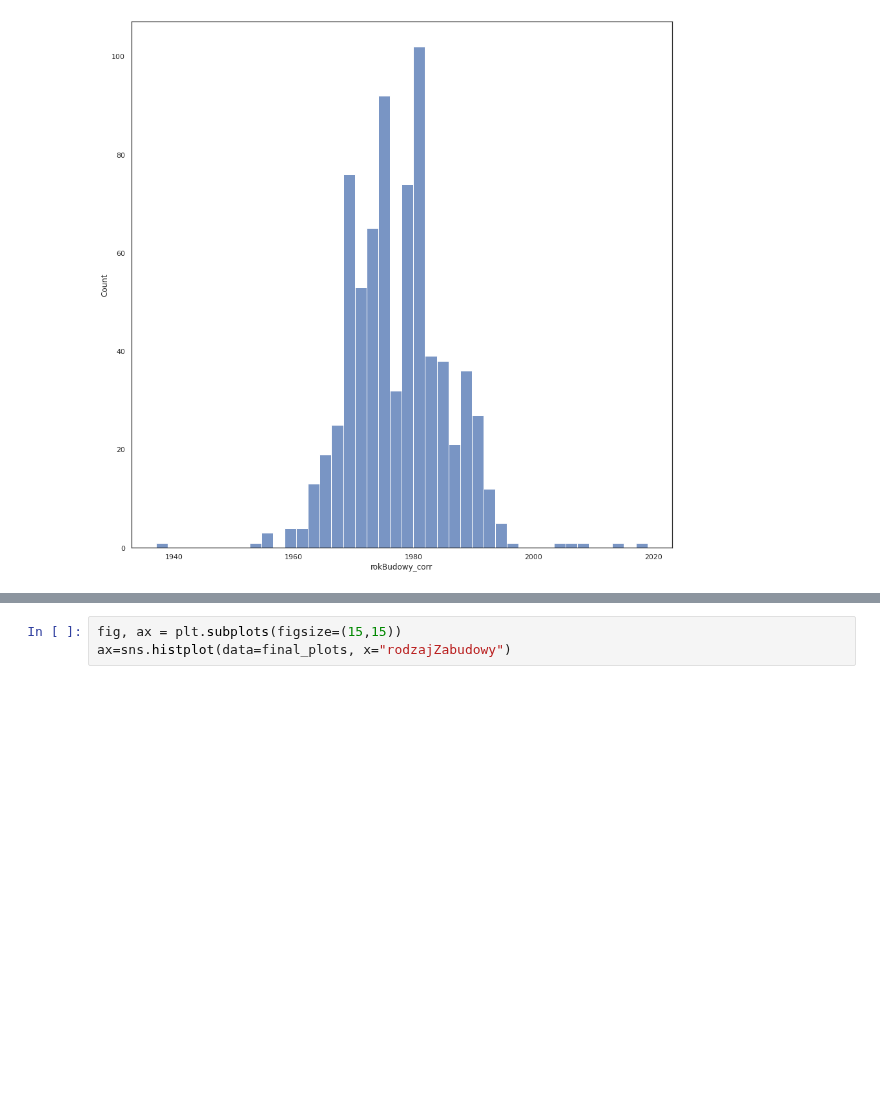
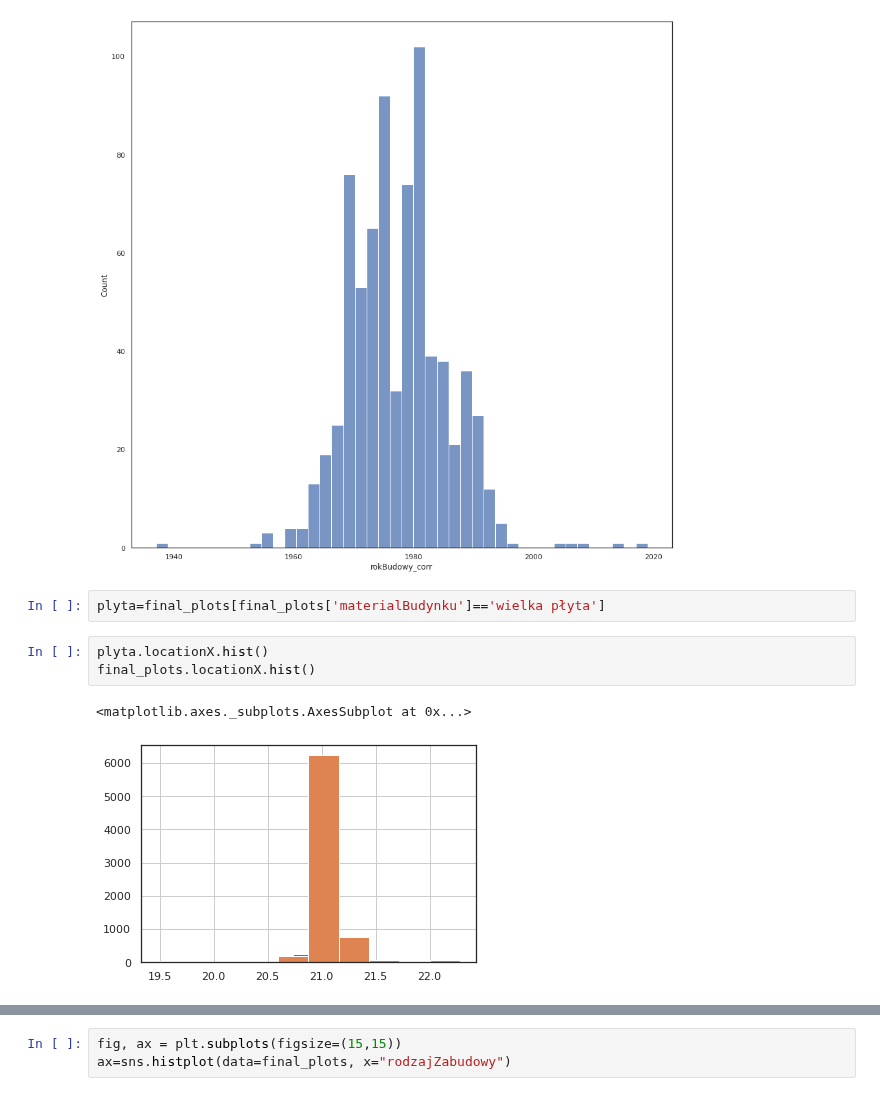
Before and after one commit to KacperGrodecki/Masovian-real-estate, a Jupyter notebook: mazowieckie_colab_rysunki_mieszkania_i_analiza_wczytanie_pliku.ipynb, the cells around one changed output, grey strips where cells are left out. Cells and saved outputs as stored; diff of their text form; blank space fills up the shorter version.

```diff
--- a/mazowieckie_colab_rysunki_mieszkania_i_analiza_wczytanie_pliku.ipynb
+++ b/mazowieckie_colab_rysunki_mieszkania_i_analiza_wczytanie_pliku.ipynb
@@ -143,3 +143,11 @@ fig, ax = plt.subplots(figsize=(15,15))
 ax=sns.histplot(data=final_plots[(final_plots['materialBudynku']=='wielka płyta')&(final_plots['rokBudowy_corr']>1000)], x="rokBudowy_corr")
 # %% [output]
 [figure]
+# %%
+plyta=final_plots[final_plots['materialBudynku']=='wielka płyta']
+# %%
+plyta.locationX.hist()
+final_plots.locationX.hist()
+# %% [output]
+<matplotlib.axes._subplots.AxesSubplot at 0x...>
+[figure, added]
```
Also changed, not shown: parts of 18 cells of this notebook.
